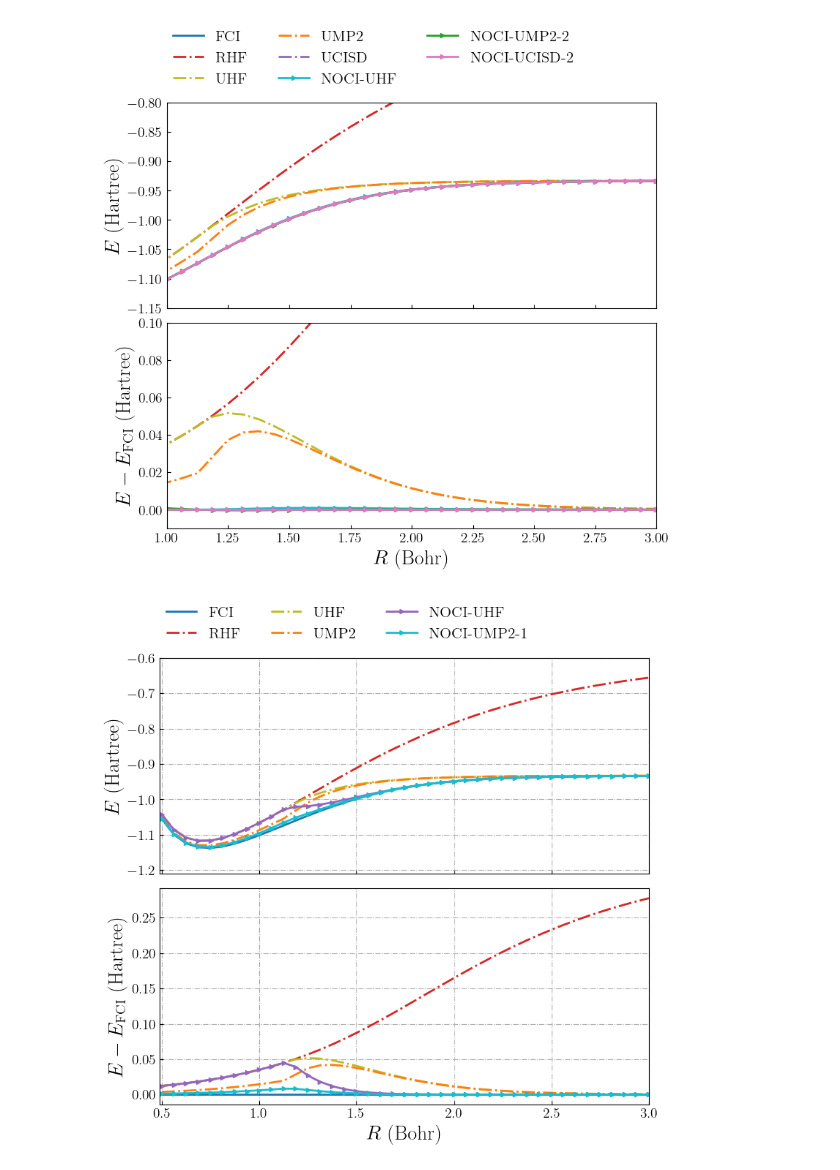
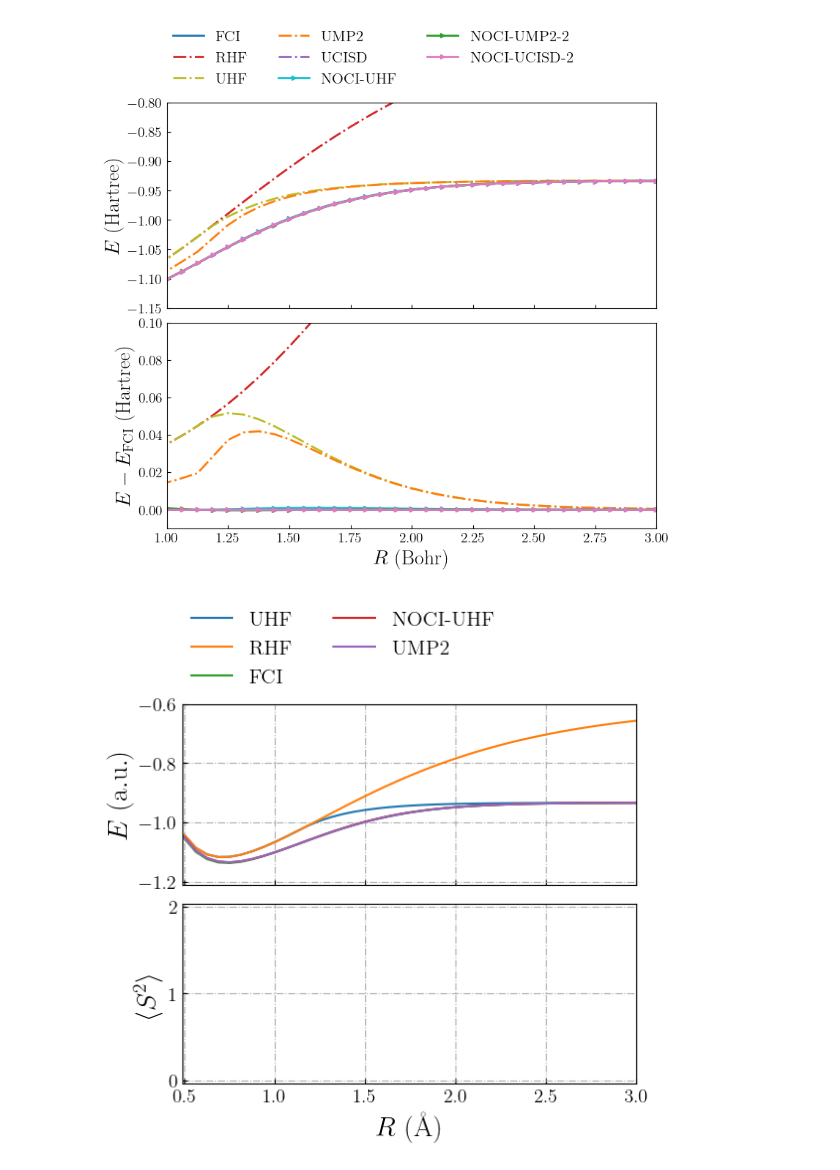
Before and after one commit to yangdatou/bs-uhf, a Jupyter notebook: work/plot/h2.ipynb, the cells around one changed output. Drawn from its saved outputs; the diff is of its cells as text; code cells hidden in the pictures.

```diff
--- a/work/plot/h2.ipynb
+++ b/work/plot/h2.ipynb
@@ -53,23 +53,47 @@ axs[1].set_ylim(-0.01, 0.1)
 # %% [output]
 (-0.01, 0.1)
 [figure]
-# %%
-label_list = []
-label_list.append("ene_fci")
-label_list.append("ene_rhf")
-label_list.append("ene_uhf")
-label_list.append("ene_ump2")
-label_list.append("ene_noci_uhf")
-label_list.append("ene_noci_ump2_1")
-
-data_dict  = get_plot_data("../data/h2-sto-3g-scf.h5")
-style_dict = get_plot_style(label_list)
-fig, axs   = plot_data(data_dict, style_dict, label_list)
-
-axs[0].set_xlim(0.49, 3.0)
-axs[0].set_ylim(-1.21, -0.6)
-# axs[1].set_ylim(-0.04, 2.04)
-axs[0].grid(True, linestyle='-.')
-axs[1].grid(True, linestyle='-.')
-# %% [output]
-[figure, removed]
+# %%
+fig, axs = plt.subplots(2, 1, figsize=(6, 6), sharex=True)
+ax = axs[0]
+bond_length_list = data_dict["ene_uhf"][:, 0]
+ene_uhf_list = data_dict["ene_uhf"][:, 1]
+ene_rhf_list = data_dict["ene_rhf"][:, 1]
+ene_noci_uhf_list = data_dict["ene_noci_uhf"][:, 1]
+ene_fci_list = data_dict["ene_fci"][:, 1]
+ene_noci_ump2_list = data_dict["ene_noci_ump2_2"][:, 1]
+ene_fci_list
+ene_nuc_list = data_dict["ene_nuc"][:, 1]
+ax.plot(bond_length_list, [ene_uhf + ene_nuc for ene_uhf, ene_nuc in zip(ene_uhf_list, ene_nuc_list)], label="UHF")
+ax.plot(bond_length_list, [ene_rhf + ene_nuc for ene_rhf, ene_nuc in zip(ene_rhf_list, ene_nuc_list)], label="RHF")
+ax.plot(bond_length_list, [ene_fci + ene_nuc for ene_fci, ene_nuc in zip(ene_fci_list, ene_nuc_list)], label="FCI")
+ax.plot(bond_length_list, [ene_noci_uhf + ene_nuc for ene_noci_uhf, ene_nuc in zip(ene_noci_uhf_list, ene_nuc_list)], label="NOCI-UHF")
+ax.plot(bond_length_list, [ene_ump2 + ene_nuc for ene_ump2, ene_nuc in zip(ene_ump2_list, ene_nuc_list)], label="UMP2")
+ax.set_ylim(-1.21, -0.6)
+# # ax.plot(bond_length_list, [ene_rhf_t + ene_nuc for ene_rhf_t, ene_nuc in zip(ene_rhf_t_list, ene_nuc_list)], label="RHF")
+# ax.plot(bond_length_list, [ene_fci_s + ene_nuc for ene_fci_s, ene_nuc in zip(ene_fci_s_list, ene_nuc_list)], label=r"FCI-S$_0$")
+# ax.plot(bond_length_list, [ene_fci_t + ene_nuc for ene_fci_t, ene_nuc in zip(ene_fci_t_list, ene_nuc_list)], label=r"FCI-T$_1$")
+ax.set_ylabel(r"$E$ ($\mathrm{a.u.}$)")
+ax.legend(
+    loc=(0.0, 1.05), fancybox=False, framealpha=1.0,
+    edgecolor='silver', frameon=False, fontsize=15, ncol=2
+    )
+ax.grid(True, linestyle='-.')
+
+ax = axs[1]
+# ax.plot(bond_length_list, s2_uhf_list, label="UHF")
+# ax.plot(bond_length_list, s2_rhf_s_list, label="RHF")
+# # ax.plot(bond_length_list, s2_rhf_t_list, label="RHF")
+# ax.plot(bond_length_list, s2_fci_s_list, label="FCI")
+# ax.plot(bond_length_list, s2_fci_t_list, label="FCI")
+
+ax.set_xlim(0.49, 3.0)
+ax.set_ylim(-0.04, 2.04)
+ax.grid(True, linestyle='-.')
+
+ax.set_ylabel(r"$\langle S^2 \rangle$")
+ax.set_xlabel(r"$R$ ($\mathrm{\AA}$)")
+fig.tight_layout(w_pad=0.4, h_pad=0.4)
+fig.savefig("/Users/yangjunjie/Downloads/h2-bs-uhf-1.png", dpi=600)
+# %% [output]
+[figure, added]
```
Also changed, not shown: 1 other file.
